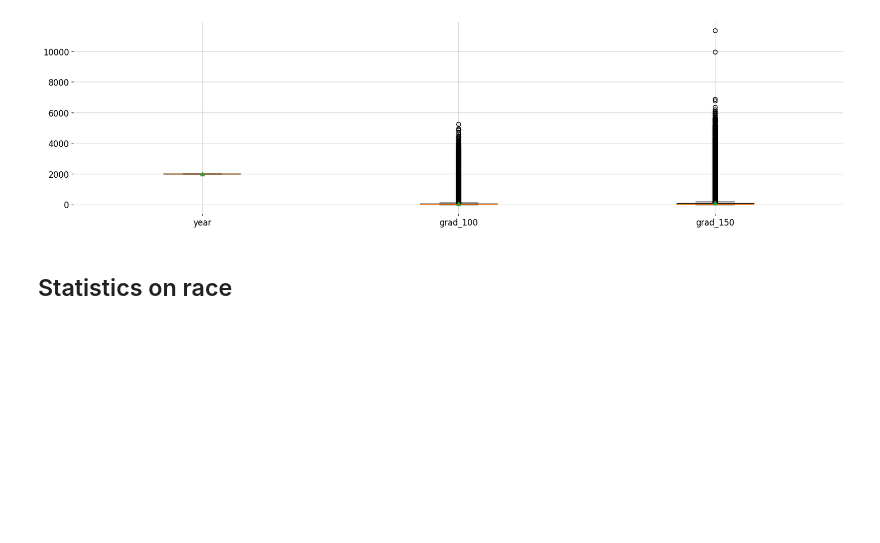
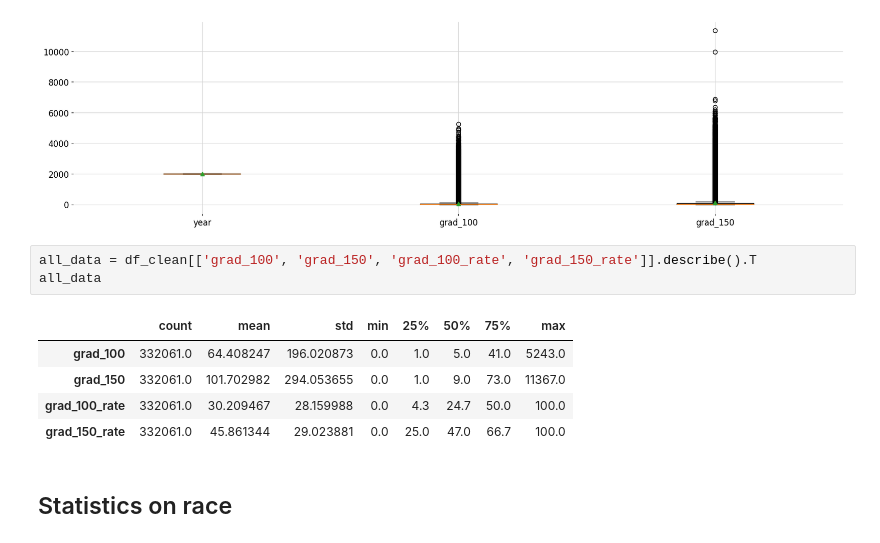
Before and after one commit to ezztherose/TIA-Scraping, a Jupyter notebook: notebooks/institution.ipynb, the cells around one changed output. Drawn from its saved outputs; the diff is of its cells as text; blank space fills up the shorter version.

```diff
--- a/notebooks/institution.ipynb
+++ b/notebooks/institution.ipynb
@@ -251,6 +251,15 @@ pyplot.boxplot(df_box, labels=names, showmeans=True)
 pyplot.show()
 # %% [output]
 [figure]
+# %%
+all_data = df_clean[['grad_100', 'grad_150', 'grad_100_rate', 'grad_150_rate']].describe().T
+all_data
+# %% [output]
+|  | count | mean | std | min | 25% | 50% | 75% | max |
+| grad_100 | 332061.0 | 64.408247 | 196.020873 | 0.0 | 1.0 | 5.0 | 41.0 | 5243.0 |
+| grad_150 | 332061.0 | 101.702982 | 294.053655 | 0.0 | 1.0 | 9.0 | 73.0 | 11367.0 |
+| grad_100_rate | 332061.0 | 30.209467 | 28.159988 | 0.0 | 4.3 | 24.7 | 50.0 | 100.0 |
+| grad_150_rate | 332061.0 | 45.861344 | 29.023881 | 0.0 | 25.0 | 47.0 | 66.7 | 100.0 |
 # %% [markdown]
 ## Statistics on race
 # %% [markdown]
```
Also changed, not shown: parts of 6 cells of this notebook.
